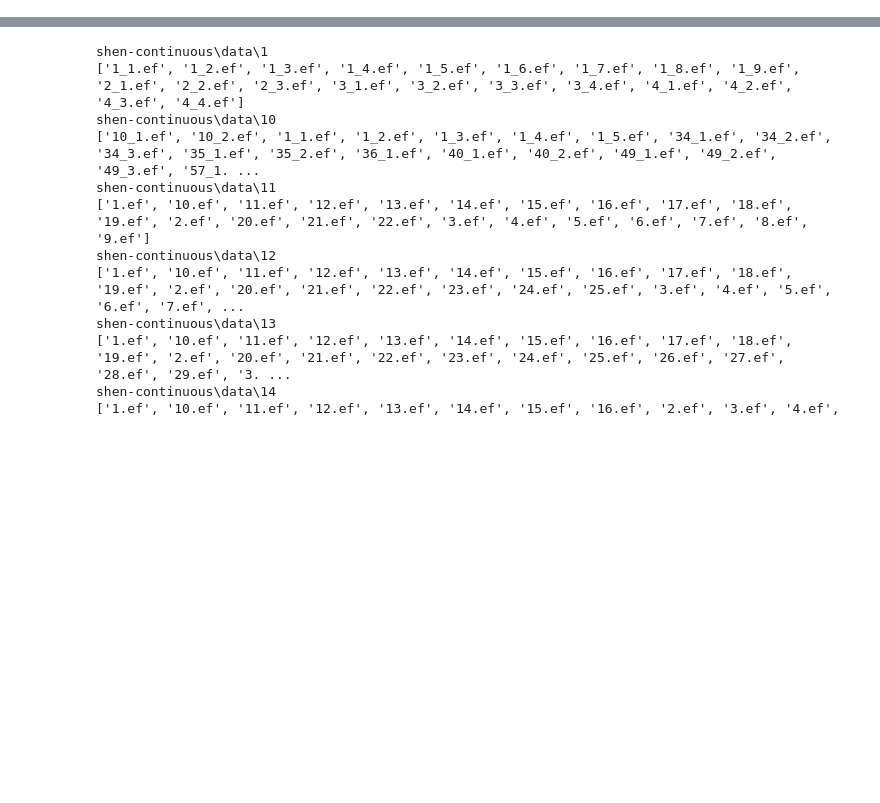
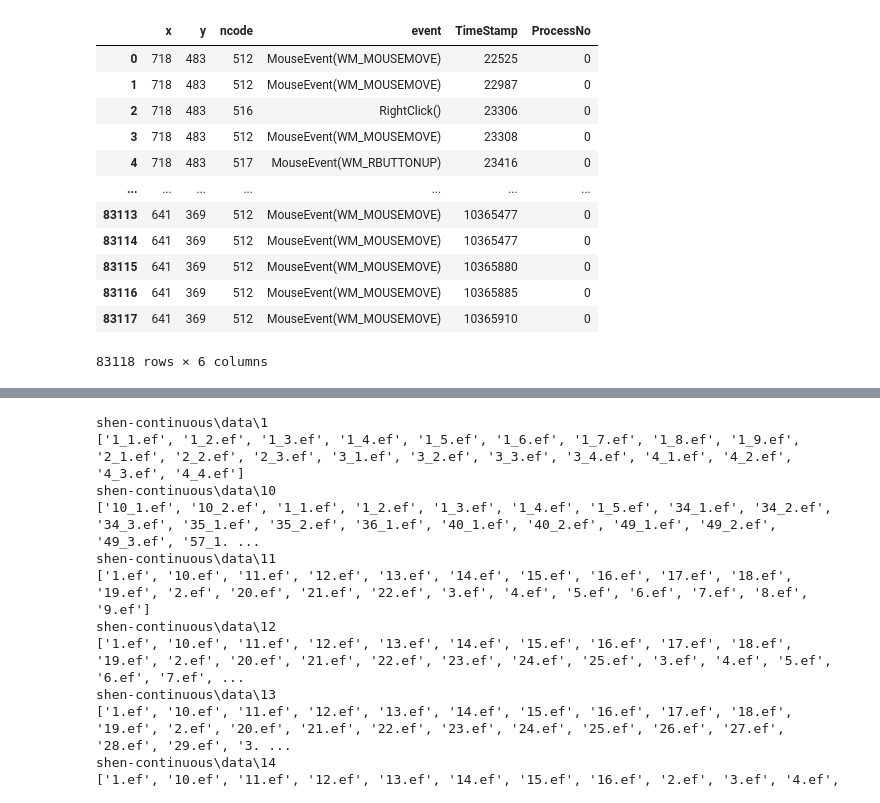
Before and after one commit to killzone10/mouse_dynamics, a Jupyter notebook: checking.ipynb, the cells around one changed output, grey strips where cells are left out. Cells and saved outputs as stored; diff of their text form; code cells hidden in the pictures; blank space fills up the shorter version.

```diff
--- a/checking.ipynb
+++ b/checking.ipynb
@@ -64,0 +129,16 @@ print(df)
+# %%
+df3
+# %% [output]
+|  | x | y | ncode | event | TimeStamp | ProcessNo |
+| 0 | 718 | 483 | 512 | MouseEvent(WM_MOUSEMOVE) | 22525 | 0 |
+| 1 | 718 | 483 | 512 | MouseEvent(WM_MOUSEMOVE) | 22987 | 0 |
+| 2 | 718 | 483 | 516 | RightClick() | 23306 | 0 |
+| 3 | 718 | 483 | 512 | MouseEvent(WM_MOUSEMOVE) | 23308 | 0 |
+| 4 | 718 | 483 | 517 | MouseEvent(WM_RBUTTONUP) | 23416 | 0 |
+| ... | ... | ... | ... | ... | ... | ... |
+| 83113 | 641 | 369 | 512 | MouseEvent(WM_MOUSEMOVE) | 10365477 | 0 |
+| 83114 | 641 | 369 | 512 | MouseEvent(WM_MOUSEMOVE) | 10365477 | 0 |
+| 83115 | 641 | 369 | 512 | MouseEvent(WM_MOUSEMOVE) | 10365880 | 0 |
+| 83116 | 641 | 369 | 512 | MouseEvent(WM_MOUSEMOVE) | 10365885 | 0 |
+| 83117 | 641 | 369 | 512 | MouseEvent(WM_MOUSEMOVE) | 10365910 | 0 |
+83118 rows × 6 columns
```
Also changed, not shown: parts of 11 cells of this notebook, 7 other files.
